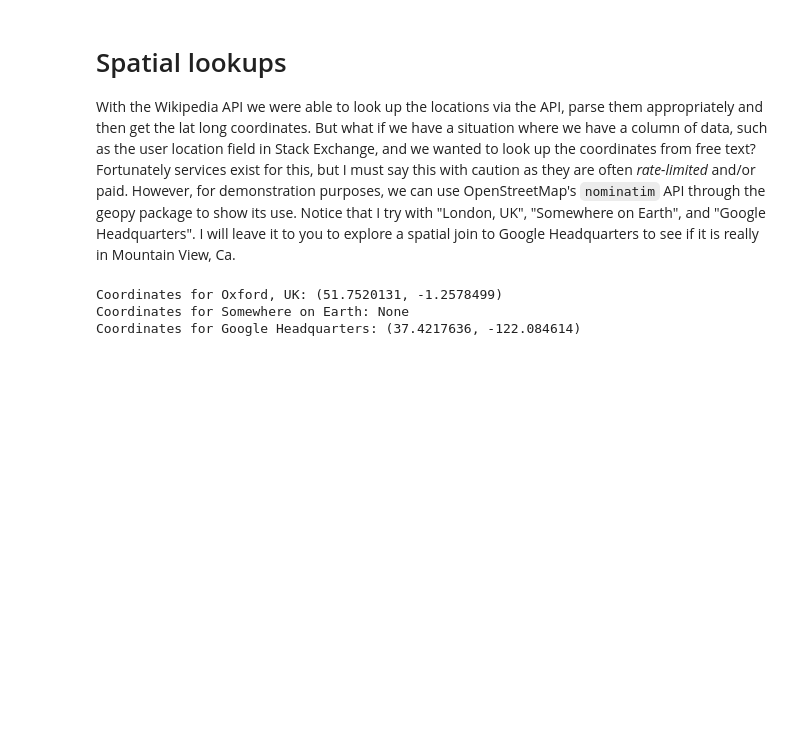
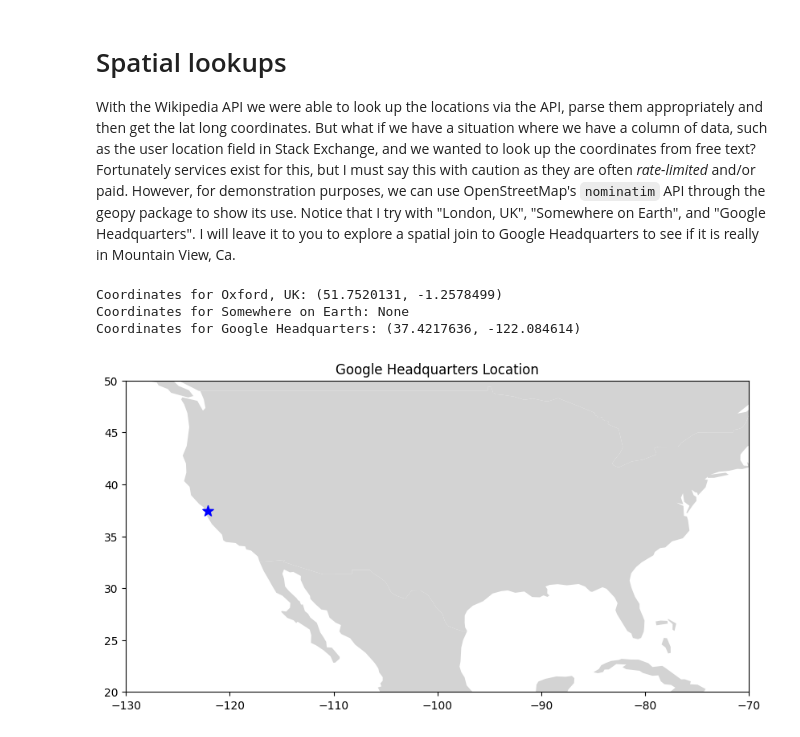
Before and after one commit to felixwallis/oii-fsds-spatial-distance, a Jupyter notebook: week3d1_vw_spatial_distance.ipynb, the cells around one changed output. Saved outputs shown, nothing was run; the diff lists cells and outputs as text; code cells hidden in the pictures; blank space fills up the shorter version.

Commit message:
plotted google's HQ

```diff
--- a/week3d1_vw_spatial_distance.ipynb
+++ b/week3d1_vw_spatial_distance.ipynb
@@ -555,3 +555,30 @@ for location in locations:
 Coordinates for Oxford, UK: (51.7520131, -1.2578499)
 Coordinates for Somewhere on Earth: None
 Coordinates for Google Headquarters: (37.4217636, -122.084614)
+# %%
+# Get location of Google Headquarters
+google_coords = get_coordinates("Google Headquarters")
+
+# Create a GeoDataFrame with the point
+google_point = gpd.GeoDataFrame(
+    {'city': ['Google Headquarters']},
+    geometry=[Point(google_coords[::-1])]
+)
+
+# Create the plot
+fig, ax = plt.subplots(figsize=(10, 6))
+
+# Plot the world
+world.plot(ax=ax, color='lightgrey')
+
+# Plot the point
+google_point.plot(ax=ax, color='blue', marker='*', markersize=100)
+plt.title('Google Headquarters Location')
+
+# Set map bounds to focus on US/Western Europe
+ax.set_xlim([-130, -70])
+ax.set_ylim([20, 50])
+
+plt.show()
+# %% [output]
+[figure, added]
```
